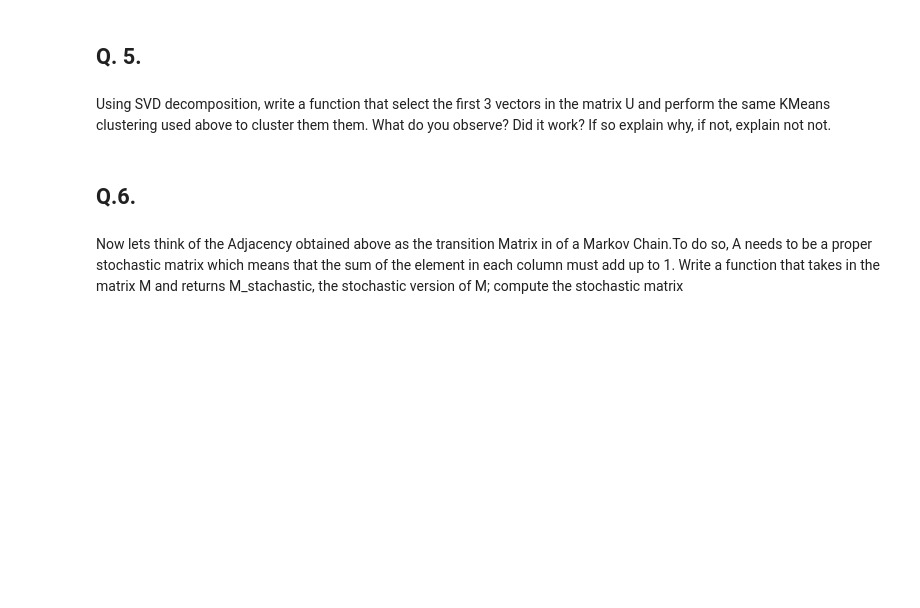
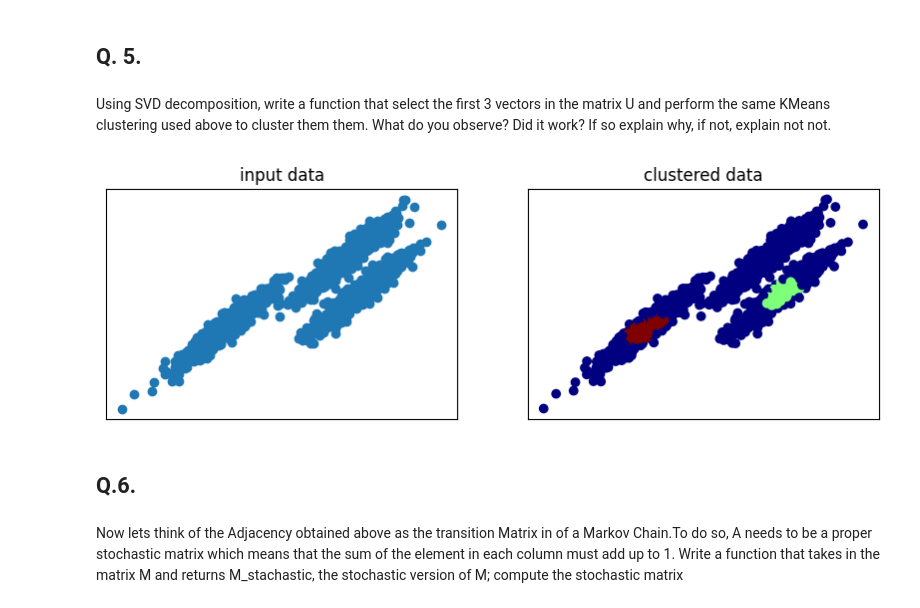
Before and after one commit to jaizunT/deep_learning, a Jupyter notebook: hw07/q_graph_clustering.ipynb, the cells around one changed output. Cells and saved outputs as stored; diff of their text form; code cells hidden in the pictures; blank space fills up the shorter version.

```diff
--- a/hw07/q_graph_clustering.ipynb
+++ b/hw07/q_graph_clustering.ipynb
@@ -135,6 +135,11 @@ def cluster_data(M_stoch):
   u, s, vt = np.linalg.svd(M_stoch)
   singular_vectors = u[:,:3]
   return KMeans(n_clusters=3, random_state=seed).fit_predict(singular_vectors)
+# %%
+y_pred_spectral = cluster_data(M)
+show_data_results(X, y_pred_spectral)
+# %% [output]
+[figure, added]
 # %% [markdown]
 ## Q.6.
 # %% [markdown]
```
